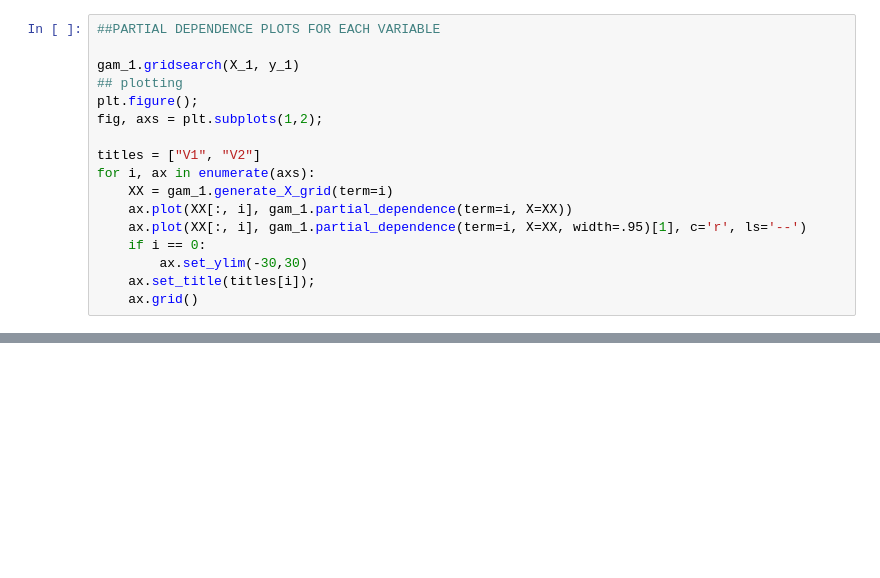
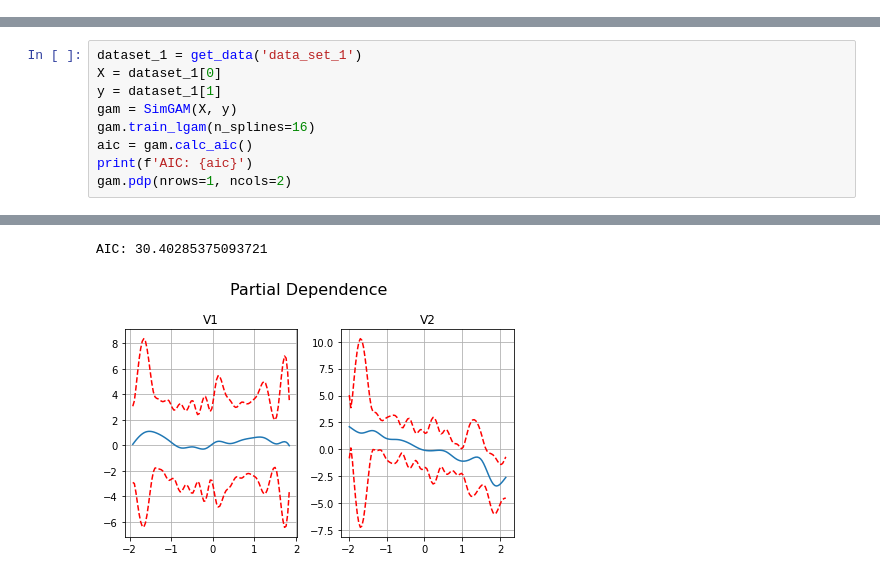
Before and after one commit to Mathgo12/Chinook-Growth-Project, a Jupyter notebook: main/simulation_gams.ipynb, the cells around one changed output, grey strips where cells are left out. Cells and saved outputs as stored; diff of their text form; blank space fills up the shorter version.

```diff
--- a/main/simulation_gams.ipynb
+++ b/main/simulation_gams.ipynb
@@ -33,17 +8,0 @@ gam_1 = LinearGAM(n_splines = 25).fit(X_1, y_1)
-# %%
-##PARTIAL DEPENDENCE PLOTS FOR EACH VARIABLE
-
-gam_1.gridsearch(X_1, y_1)
-## plotting
-plt.figure();
-fig, axs = plt.subplots(1,2);
-
-titles = ["V1", "V2"]
-for i, ax in enumerate(axs):
-    XX = gam_1.generate_X_grid(term=i)
-    ax.plot(XX[:, i], gam_1.partial_dependence(term=i, X=XX))
-    ax.plot(XX[:, i], gam_1.partial_dependence(term=i, X=XX, width=.95)[1], c='r', ls='--')
-    if i == 0:
-        ax.set_ylim(-30,30)
-    ax.set_title(titles[i]);
-    ax.grid()
@@ -53,0 +66,10 @@ for i, ax in enumerate(axs):
+# %%
+dataset_1 = get_data('data_set_1')
+X = dataset_1[0]
+y = dataset_1[1]
+gam = SimGAM(X, y)
+gam.train_lgam(n_splines=16)
+aic = gam.calc_aic()
+print(f'AIC: {aic}')
+gam.pdp(nrows=1, ncols=2)
+# %% [output]
@@ -53,0 +77,2 @@ for i, ax in enumerate(axs):
+AIC: 30.40285375093721
+[figure, added]
```
Also changed, not shown: parts of 11 cells of this notebook.
